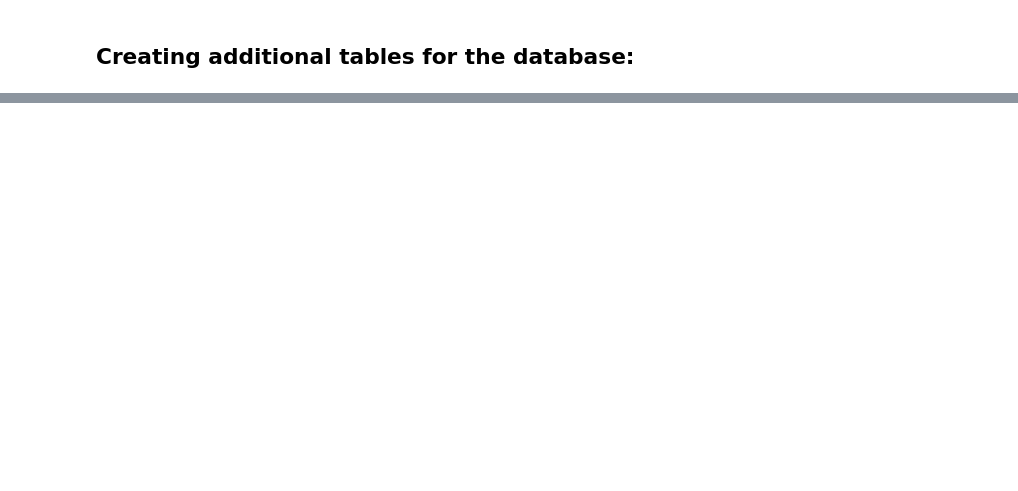
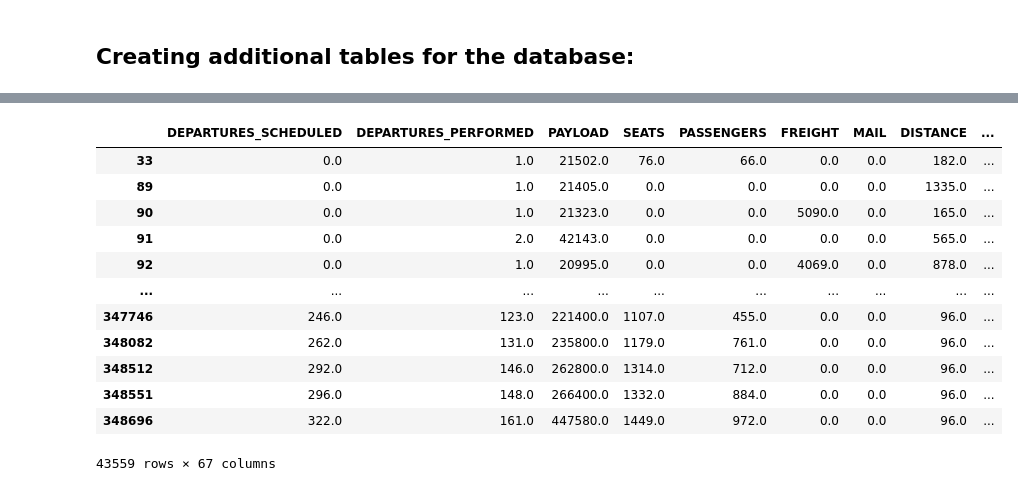
Before and after one commit to kburchfiel/kburchfiel-dash-plotly-demo, a Jupyter notebook: elephantsql_database_builder.ipynb, the cells around one changed output, grey strips where cells are left out. Drawn from its saved outputs; the diff is of its cells as text; code cells hidden in the pictures; blank space fills up the shorter version.

Commit message:
Updated database tables

```diff
--- a/elephantsql_database_builder.ipynb
+++ b/elephantsql_database_builder.ipynb
@@ -59,0 +127,17 @@ pd.read_sql("airports_airlines_aircraft_2018", con = elephantsql_engine)
+# %%
+df_flights_intl_destination_airports = df_flights.query("Destination_Region == 'International'")
+df_flights_intl_destination_airports
+# %% [output]
+|  | DEPARTURES_SCHEDULED | DEPARTURES_PERFORMED | PAYLOAD | SEATS | PASSENGERS | FREIGHT | MAIL | DISTANCE | ... |
+| 33 | 0.0 | 1.0 | 21502.0 | 76.0 | 66.0 | 0.0 | 0.0 | 182.0 | ... |
+| 89 | 0.0 | 1.0 | 21405.0 | 0.0 | 0.0 | 0.0 | 0.0 | 1335.0 | ... |
+| 90 | 0.0 | 1.0 | 21323.0 | 0.0 | 0.0 | 5090.0 | 0.0 | 165.0 | ... |
+| 91 | 0.0 | 2.0 | 42143.0 | 0.0 | 0.0 | 0.0 | 0.0 | 565.0 | ... |
+| 92 | 0.0 | 1.0 | 20995.0 | 0.0 | 0.0 | 4069.0 | 0.0 | 878.0 | ... |
+| ... | ... | ... | ... | ... | ... | ... | ... | ... | ... |
+| 347746 | 246.0 | 123.0 | 221400.0 | 1107.0 | 455.0 | 0.0 | 0.0 | 96.0 | ... |
+| 348082 | 262.0 | 131.0 | 235800.0 | 1179.0 | 761.0 | 0.0 | 0.0 | 96.0 | ... |
+| 348512 | 292.0 | 146.0 | 262800.0 | 1314.0 | 712.0 | 0.0 | 0.0 | 96.0 | ... |
+| 348551 | 296.0 | 148.0 | 266400.0 | 1332.0 | 884.0 | 0.0 | 0.0 | 96.0 | ... |
+| 348696 | 322.0 | 161.0 | 447580.0 | 1449.0 | 972.0 | 0.0 | 0.0 | 96.0 | ... |
+43559 rows × 67 columns
```
Also changed, not shown: parts of 40 cells of this notebook, 6 other files.
